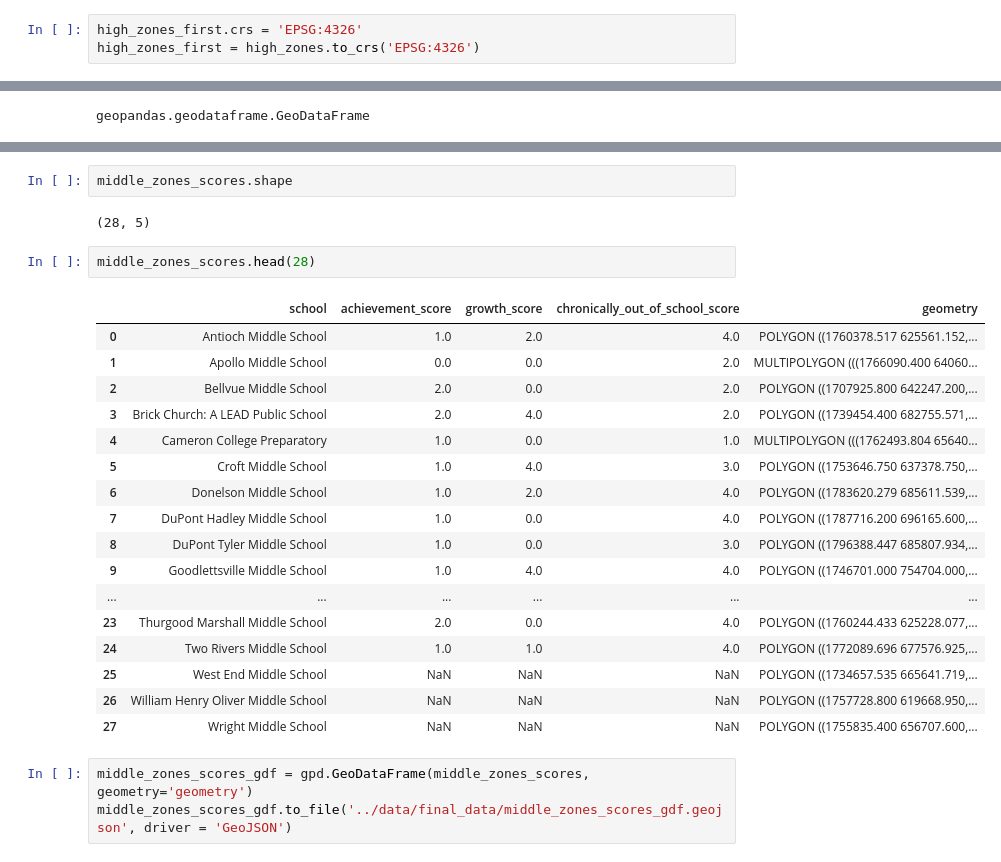
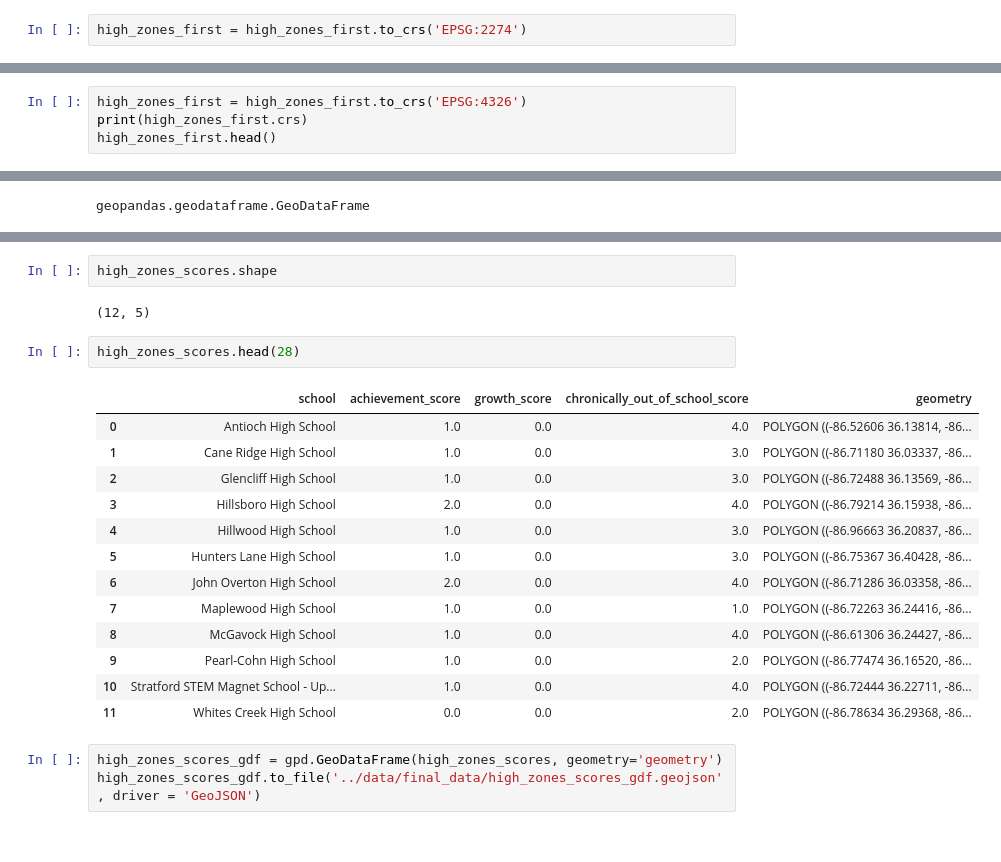
Before and after one commit to AmandaPartlow/TN_Public_School_Disparities, a Jupyter notebook: notebooks/high_zones.ipynb, the cells around one changed output, grey strips where cells are left out. Cells and saved outputs as stored; diff of their text form.

```diff
--- a/notebooks/high_zones.ipynb
+++ b/notebooks/high_zones.ipynb
@@ -27,3 +38,2 @@ high_zones_first.shape
 # %%
-high_zones_first.crs = 'EPSG:4326'
-high_zones_first = high_zones.to_crs('EPSG:4326')
+high_zones_first = high_zones_first.to_crs('EPSG:2274')
@@ -29,0 +51,4 @@ high_zones_first = high_zones.to_crs('EPSG:4326')
+# %%
+high_zones_first = high_zones_first.to_crs('EPSG:4326')
+print(high_zones_first.crs)
+high_zones_first.head()
@@ -270,27 +303,23 @@ plt.show()
 # %%
-middle_zones_scores.shape
+high_zones_scores.shape
 # %% [output]
-(28, 5)
+(12, 5)
 # %%
-middle_zones_scores.head(28)
+high_zones_scores.head(28)
 # %% [output]
 |  | school | achievement_score | growth_score | chronically_out_of_school_score | geometry |
-| 0 | Antioch Middle School | 1.0 | 2.0 | 4.0 | POLYGON ((1760378.517 625561.152,... |
-| 1 | Apollo Middle School | 0.0 | 0.0 | 2.0 | MULTIPOLYGON (((1766090.400 64060... |
-| 2 | Bellvue Middle School | 2.0 | 0.0 | 2.0 | POLYGON ((1707925.800 642247.200,... |
-| 3 | Brick Church: A LEAD Public School | 2.0 | 4.0 | 2.0 | POLYGON ((1739454.400 682755.571,... |
-| 4 | Cameron College Preparatory | 1.0 | 0.0 | 1.0 | MULTIPOLYGON (((1762493.804 65640... |
-| 5 | Croft Middle School | 1.0 | 4.0 | 3.0 | POLYGON ((1753646.750 637378.750,... |
-| 6 | Donelson Middle School | 1.0 | 2.0 | 4.0 | POLYGON ((1783620.279 685611.539,... |
-| 7 | DuPont Hadley Middle School | 1.0 | 0.0 | 4.0 | POLYGON ((1787716.200 696165.600,... |
-| 8 | DuPont Tyler Middle School | 1.0 | 0.0 | 3.0 | POLYGON ((1796388.447 685807.934,... |
-| 9 | Goodlettsville Middle School | 1.0 | 4.0 | 4.0 | POLYGON ((1746701.000 754704.000,... |
-| ... | ... | ... | ... | ... | ... |
-| 23 | Thurgood Marshall Middle School | 2.0 | 0.0 | 4.0 | POLYGON ((1760244.433 625228.077,... |
-| 24 | Two Rivers Middle School | 1.0 | 1.0 | 4.0 | POLYGON ((1772089.696 677576.925,... |
-| 25 | West End Middle School | NaN | NaN | NaN | POLYGON ((1734657.535 665641.719,... |
-| 26 | William Henry Oliver Middle School | NaN | NaN | NaN | POLYGON ((1757728.800 619668.950,... |
-| 27 | Wright Middle School | NaN | NaN | NaN | POLYGON ((1755835.400 656707.600,... |
+| 0 | Antioch High School | 1.0 | 0.0 | 4.0 | POLYGON ((-86.52606 36.13814, -86... |
+| 1 | Cane Ridge High School | 1.0 | 0.0 | 3.0 | POLYGON ((-86.71180 36.03337, -86... |
+| 2 | Glencliff High School | 1.0 | 0.0 | 3.0 | POLYGON ((-86.72488 36.13569, -86... |
+| 3 | Hillsboro High School | 2.0 | 0.0 | 4.0 | POLYGON ((-86.79214 36.15938, -86... |
+| 4 | Hillwood High School | 1.0 | 0.0 | 3.0 | POLYGON ((-86.96663 36.20837, -86... |
+| 5 | Hunters Lane High School | 1.0 | 0.0 | 3.0 | POLYGON ((-86.75367 36.40428, -86... |
+| 6 | John Overton High School | 2.0 | 0.0 | 4.0 | POLYGON ((-86.71286 36.03358, -86... |
+| 7 | Maplewood High School | 1.0 | 0.0 | 1.0 | POLYGON ((-86.72263 36.24416, -86... |
+| 8 | McGavock High School | 1.0 | 0.0 | 4.0 | POLYGON ((-86.61306 36.24427, -86... |
+| 9 | Pearl-Cohn High School | 1.0 | 0.0 | 2.0 | POLYGON ((-86.77474 36.16520, -86... |
+| 10 | Stratford STEM Magnet School - Up... | 1.0 | 0.0 | 4.0 | POLYGON ((-86.72444 36.22711, -86... |
+| 11 | Whites Creek High School | 0.0 | 0.0 | 2.0 | POLYGON ((-86.78634 36.29368, -86... |
 # %%
-middle_zones_scores_gdf = gpd.GeoDataFrame(middle_zones_scores, geometry='geometry')
-middle_zones_scores_gdf.to_file('../data/final_data/middle_zones_scores_gdf.geojson', driver = 'GeoJSON')
+high_zones_scores_gdf = gpd.GeoDataFrame(high_zones_scores, geometry='geometry')
+high_zones_scores_gdf.to_file('../data/final_data/high_zones_scores_gdf.geojson', driver = 'GeoJSON')
```
Also changed, not shown: parts of 11 cells of this notebook, 8 other files.
